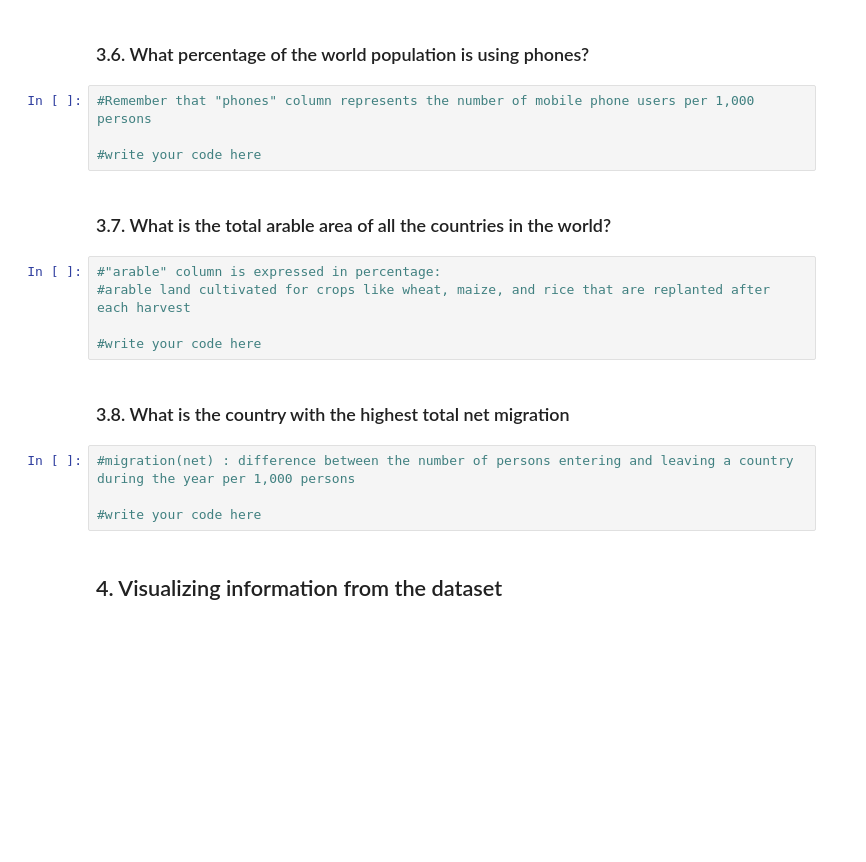
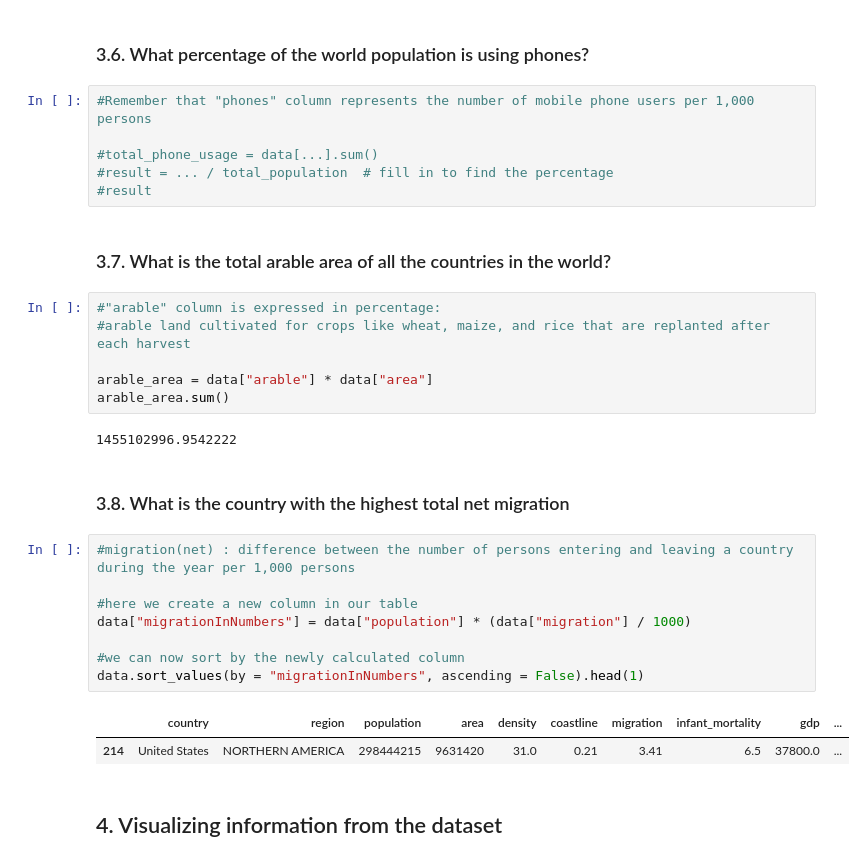
Before and after one commit to sraktale/pygn, a Jupyter notebook: sessions/2/Data Science Intro.ipynb, the cells around one changed output. Saved outputs shown, nothing was run; the diff lists cells and outputs as text; blank space fills up the shorter version.

```diff
--- a/sessions/2/Data Science Intro.ipynb
+++ b/sessions/2/Data Science Intro.ipynb
@@ -243,20 +262,32 @@ Uncomment the line below and fill in the missing dots to show what we want
 # %%
 #Remember that "phones" column represents the number of mobile phone users per 1,000 persons
 
-#write your code here
+#total_phone_usage = data[...].sum()
+#result = ... / total_population  # fill in to find the percentage
+#result
 # %% [markdown]
 ### 3.7. What is the total arable area of all the countries in the world?
 # %%
 #"arable" column is expressed in percentage:
 #arable land cultivated for crops like wheat, maize, and rice that are replanted after each harvest
 
-#write your code here
+arable_area = data["arable"] * data["area"]
+arable_area.sum()
+# %% [output]
+1455102996.9542222
 # %% [markdown]
 ### 3.8. What is the country with the highest total net migration
 # %%
 #migration(net) : difference between the number of persons entering and leaving a country during the year per 1,000 persons
 
-#write your code here
+#here we create a new column in our table
+data["migrationInNumbers"] = data["population"] * (data["migration"] / 1000)
+
+#we can now sort by the newly calculated column
+data.sort_values(by = "migrationInNumbers", ascending = False).head(1)
+# %% [output]
+|  | country | region | population | area | density | coastline | migration | infant_mortality | gdp | ... |
+| 214 | United States | NORTHERN AMERICA | 298444215 | 9631420 | 31.0 | 0.21 | 3.41 | 6.5 | 37800.0 | ... |
 # %% [markdown]
 ## 4. Visualizing information from the dataset
 # %% [markdown]
```
Also changed, not shown: parts of 9 cells of this notebook.
